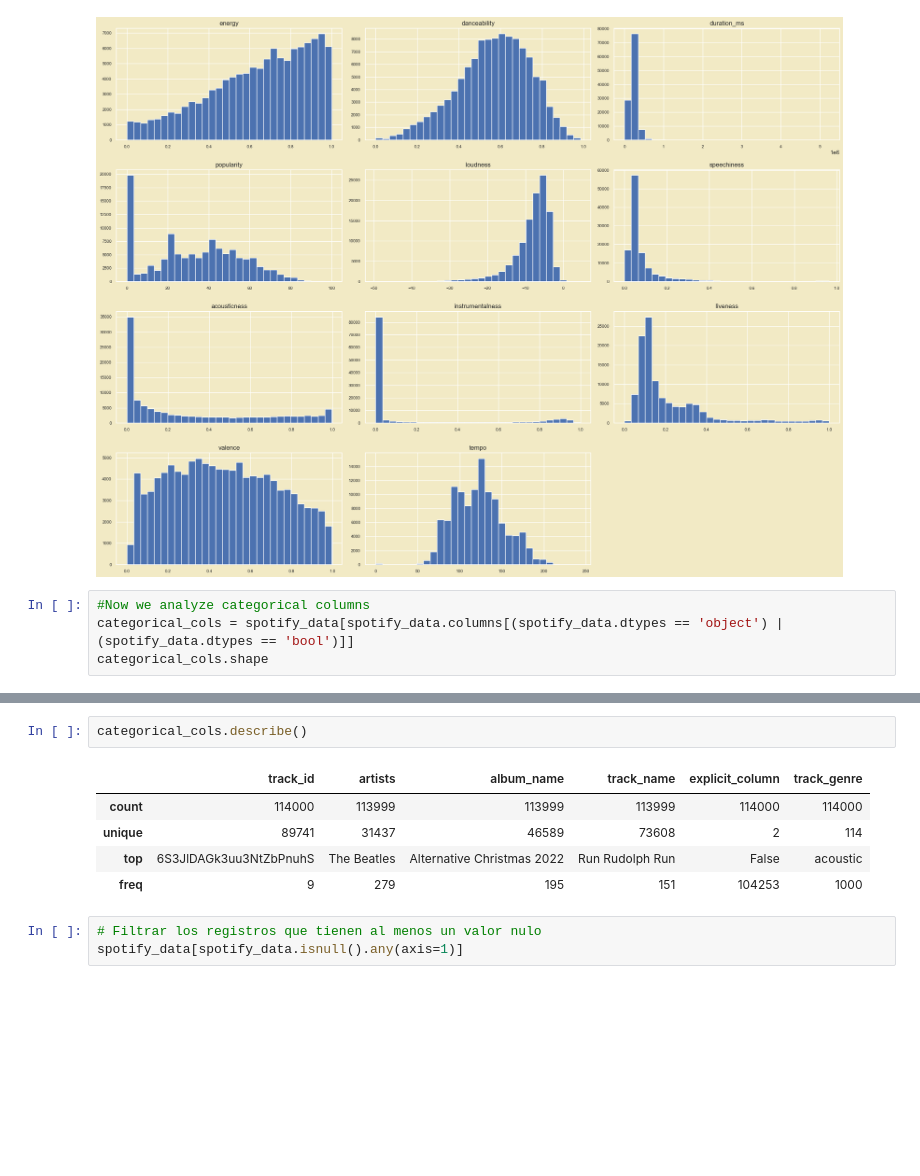
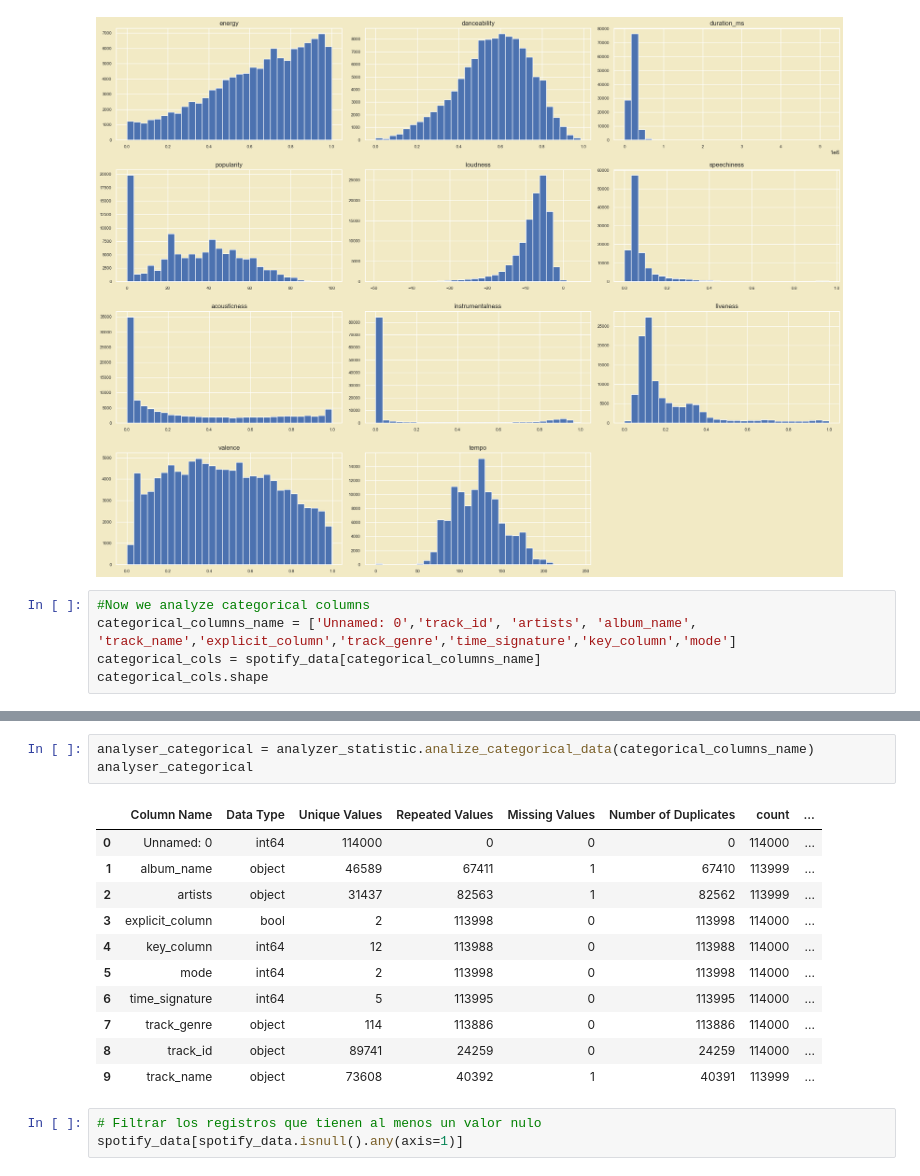
Before and after one commit to Juananalv205/Workshop002_spotify_grammy, a Jupyter notebook: notebooks/001_EDA_spotify.ipynb, the cells around one changed output, grey strips where cells are left out. Cells and saved outputs as stored; diff of their text form; blank space fills up the shorter version.

Commit message:
feat(data_analisys_functions.py) create analysis for categorical variables

```diff
--- a/notebooks/001_EDA_spotify.ipynb
+++ b/notebooks/001_EDA_spotify.ipynb
@@ -76,6 +76,7 @@ plt.show()
 [figure]
 # %%
 #Now we analyze categorical columns
-categorical_cols = spotify_data[spotify_data.columns[(spotify_data.dtypes == 'object') | (spotify_data.dtypes == 'bool')]]
+categorical_columns_name = ['Unnamed: 0','track_id', 'artists', 'album_name', 'track_name','explicit_column','track_genre','time_signature','key_column','mode']
+categorical_cols = spotify_data[categorical_columns_name]
 categorical_cols.shape
 # %% [output]
@@ -92,11 +84,18 @@ categorical_cols.head(5)
-# %%
-categorical_cols.describe()
-# %% [output]
-|  | track_id | artists | album_name | track_name | explicit_column | track_genre |
-| count | 114000 | 113999 | 113999 | 113999 | 114000 | 114000 |
-| unique | 89741 | 31437 | 46589 | 73608 | 2 | 114 |
-| top | 6S3JlDAGk3uu3NtZbPnuhS | The Beatles | Alternative Christmas 2022 | Run Rudolph Run | False | acoustic |
-| freq | 9 | 279 | 195 | 151 | 104253 | 1000 |
+# %%
+analyser_categorical = analyzer_statistic.analize_categorical_data(categorical_columns_name)
+analyser_categorical
+# %% [output]
+|  | Column Name | Data Type | Unique Values | Repeated Values | Missing Values | Number of Duplicates | count | ... |
+| 0 | Unnamed: 0 | int64 | 114000 | 0 | 0 | 0 | 114000 | ... |
+| 1 | album_name | object | 46589 | 67411 | 1 | 67410 | 113999 | ... |
+| 2 | artists | object | 31437 | 82563 | 1 | 82562 | 113999 | ... |
+| 3 | explicit_column | bool | 2 | 113998 | 0 | 113998 | 114000 | ... |
+| 4 | key_column | int64 | 12 | 113988 | 0 | 113988 | 114000 | ... |
+| 5 | mode | int64 | 2 | 113998 | 0 | 113998 | 114000 | ... |
+| 6 | time_signature | int64 | 5 | 113995 | 0 | 113995 | 114000 | ... |
+| 7 | track_genre | object | 114 | 113886 | 0 | 113886 | 114000 | ... |
+| 8 | track_id | object | 89741 | 24259 | 0 | 24259 | 114000 | ... |
+| 9 | track_name | object | 73608 | 40392 | 1 | 40391 | 113999 | ... |
 # %%
 # Filtrar los registros que tienen al menos un valor nulo
 spotify_data[spotify_data.isnull().any(axis=1)]
```
Also changed, not shown: parts of 8 cells of this notebook, 1 other file.
